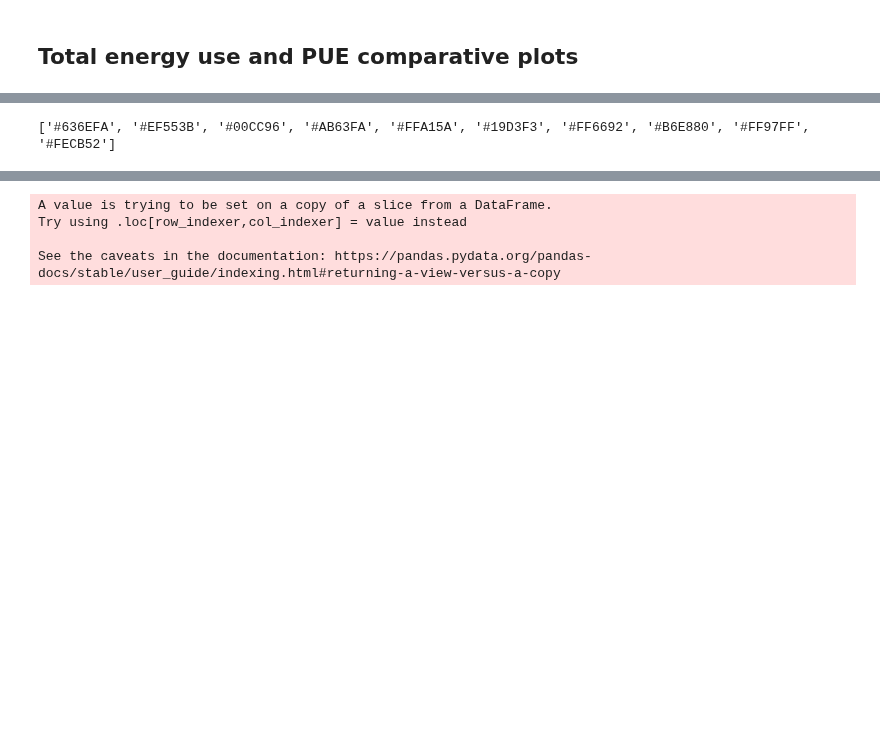
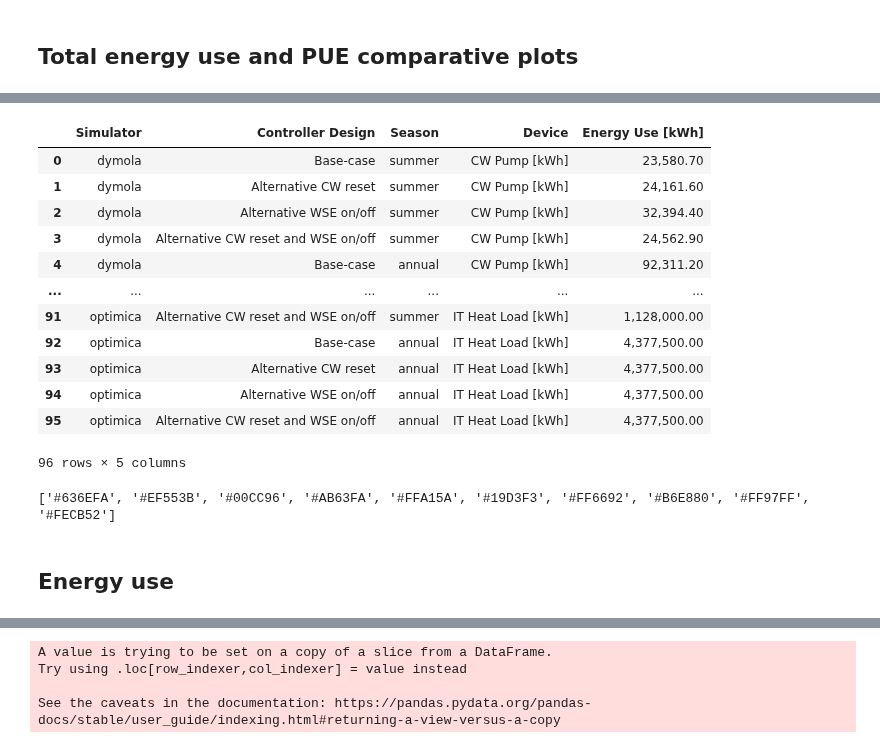
Before and after one commit to lbl-srg/obc, a Jupyter notebook: examples/case_study_2/post_process.ipynb, the cells around one changed output, grey strips where cells are left out. Saved outputs shown, nothing was run; the diff lists cells and outputs as text; code cells hidden in the pictures; blank space fills up the shorter version.

```diff
--- a/examples/case_study_2/post_process.ipynb
+++ b/examples/case_study_2/post_process.ipynb
@@ -376,3 +448,19 @@ df = pd.melt(PAgg_compiled, id_vars=["Simulator", "Controller Design", "Season"]
+# %%
+df
+# %% [output]
+|  | Simulator | Controller Design | Season | Device | Energy Use [kWh] |
+| 0 | dymola | Base-case | summer | CW Pump [kWh] | 23,580.70 |
+| 1 | dymola | Alternative CW reset | summer | CW Pump [kWh] | 24,161.60 |
+| 2 | dymola | Alternative WSE on/off | summer | CW Pump [kWh] | 32,394.40 |
+| 3 | dymola | Alternative CW reset and WSE on/off | summer | CW Pump [kWh] | 24,562.90 |
+| 4 | dymola | Base-case | annual | CW Pump [kWh] | 92,311.20 |
+| ... | ... | ... | ... | ... | ... |
+| 91 | optimica | Alternative CW reset and WSE on/off | summer | IT Heat Load [kWh] | 1,128,000.00 |
+| 92 | optimica | Base-case | annual | IT Heat Load [kWh] | 4,377,500.00 |
+| 93 | optimica | Alternative CW reset | annual | IT Heat Load [kWh] | 4,377,500.00 |
+| 94 | optimica | Alternative WSE on/off | annual | IT Heat Load [kWh] | 4,377,500.00 |
+| 95 | optimica | Alternative CW reset and WSE on/off | annual | IT Heat Load [kWh] | 4,377,500.00 |
+96 rows × 5 columns
 # %%
 # using matplotlib
 
@@ -409,5 +497,7 @@ import plotly.express as px
 print(px.colors.qualitative.Plotly)
 # %% [output]
 ['#636EFA', '#EF553B', '#00CC96', '#AB63FA', '#FFA15A', '#19D3F3', '#FF6692', '#B6E880', '#FF97FF', '#FECB52']
+# %% [markdown]
+## Energy use
 # %%
 # energy use, using plotly
```
Also changed, not shown: parts of 12 cells of this notebook.
